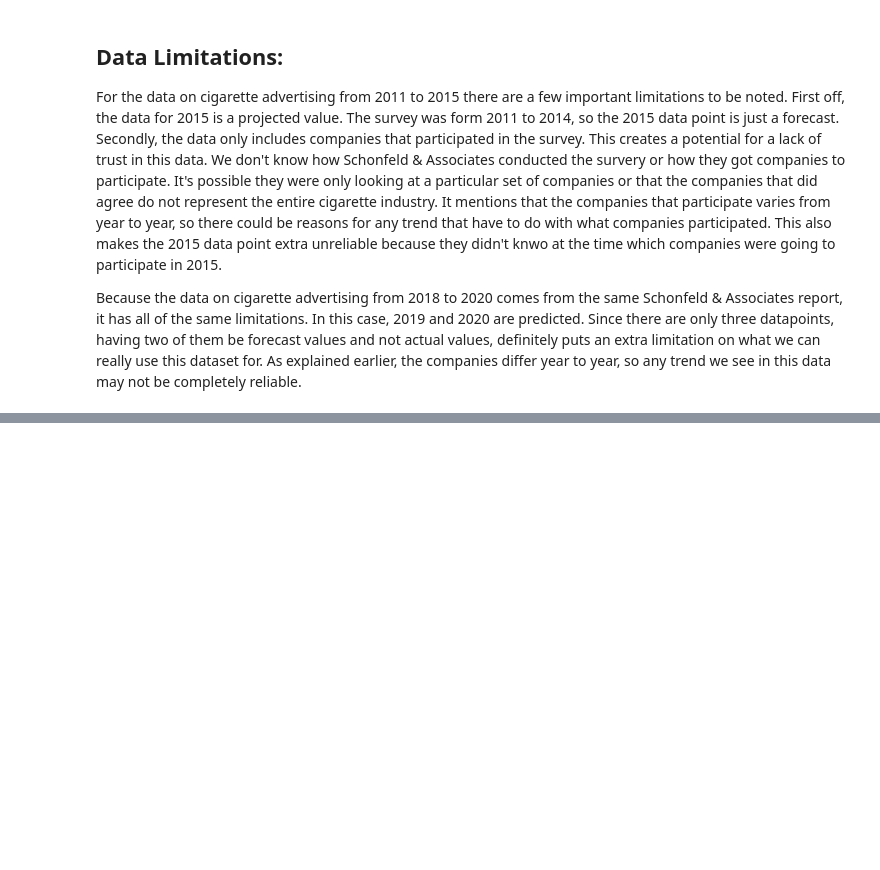
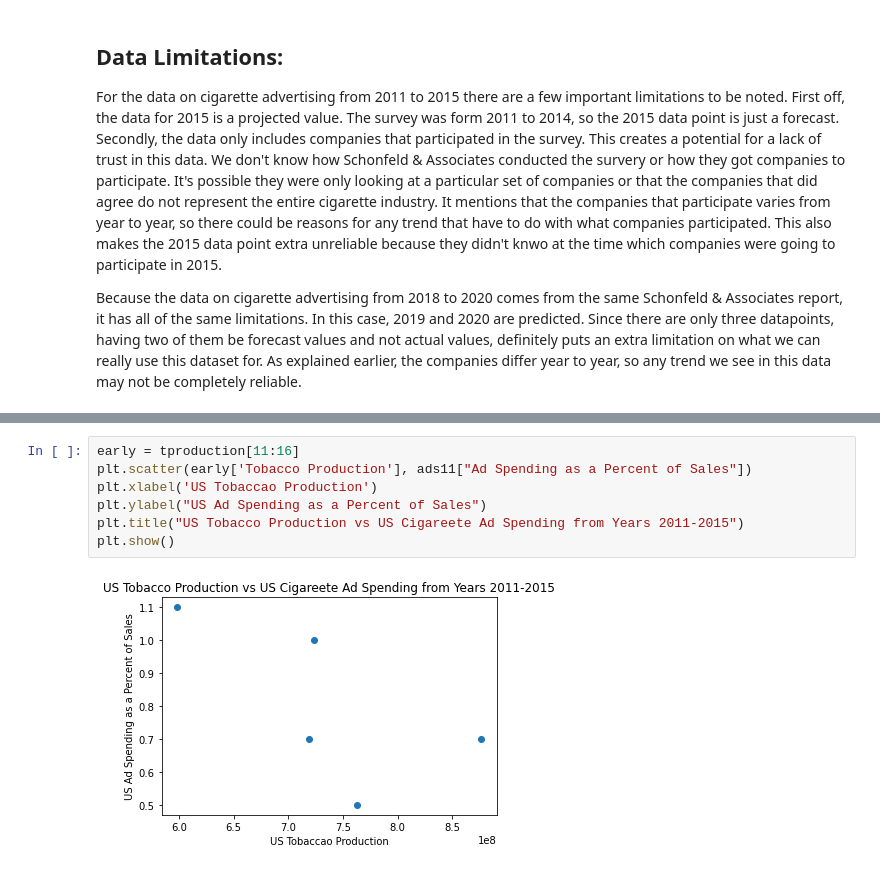
Before and after one commit to blythegdineen/datasciproj, a Jupyter notebook: Phase2.ipynb, the cells around one changed output, grey strips where cells are left out. Drawn from its saved outputs; the diff is of its cells as text; blank space fills up the shorter version.

```diff
--- a/Phase2.ipynb
+++ b/Phase2.ipynb
@@ -86,0 +195,9 @@ Because the data on cigarette advertising from 2018 to 2020 comes from the same
+# %%
+early = tproduction[11:16]
+plt.scatter(early['Tobacco Production'], ads11["Ad Spending as a Percent of Sales"])
+plt.xlabel('US Tobaccao Production')
+plt.ylabel("US Ad Spending as a Percent of Sales")
+plt.title("US Tobacco Production vs US Cigareete Ad Spending from Years 2011-2015")
+plt.show()
+# %% [output]
+[figure, added]
```
Also changed, not shown: parts of 14 cells of this notebook.
